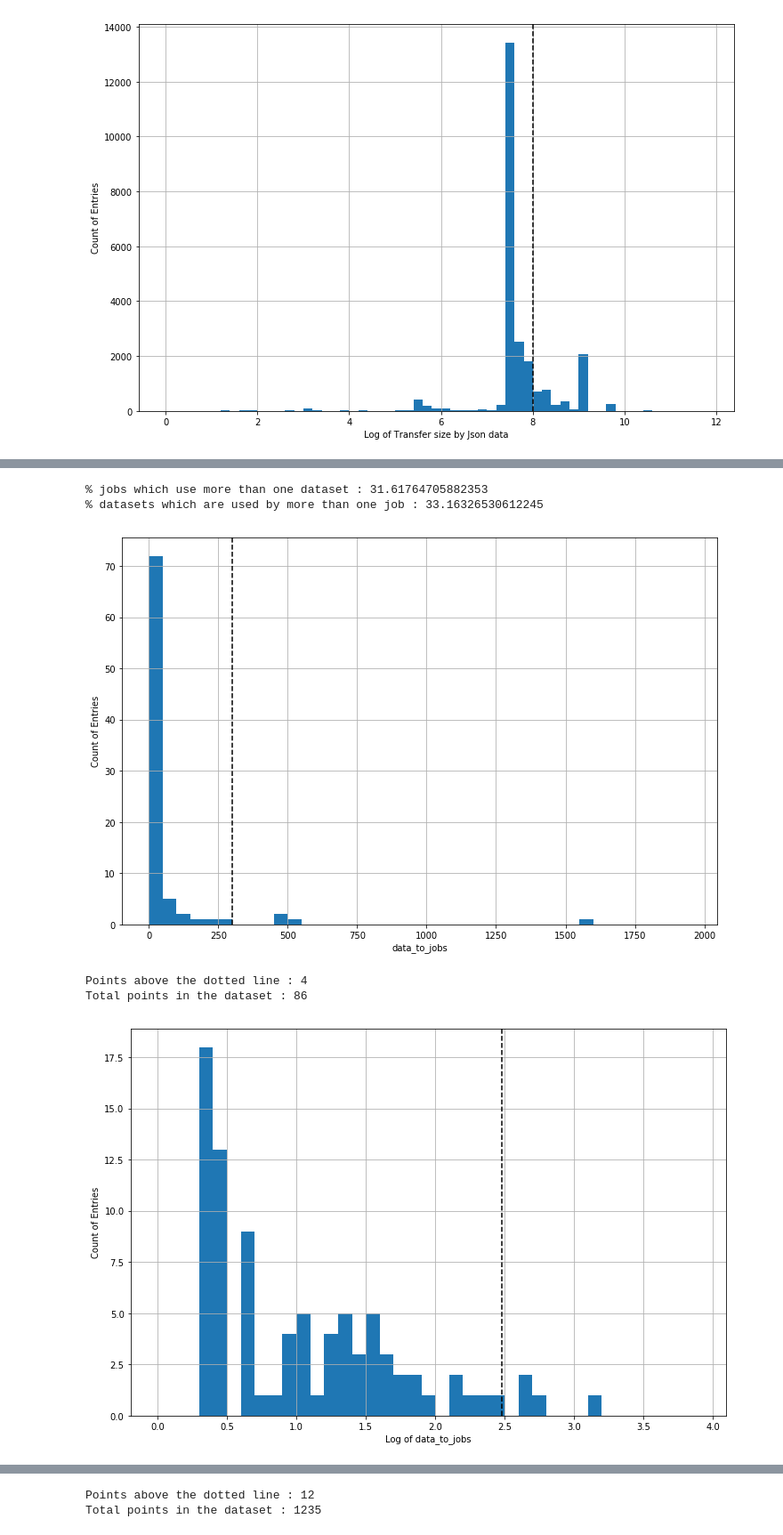
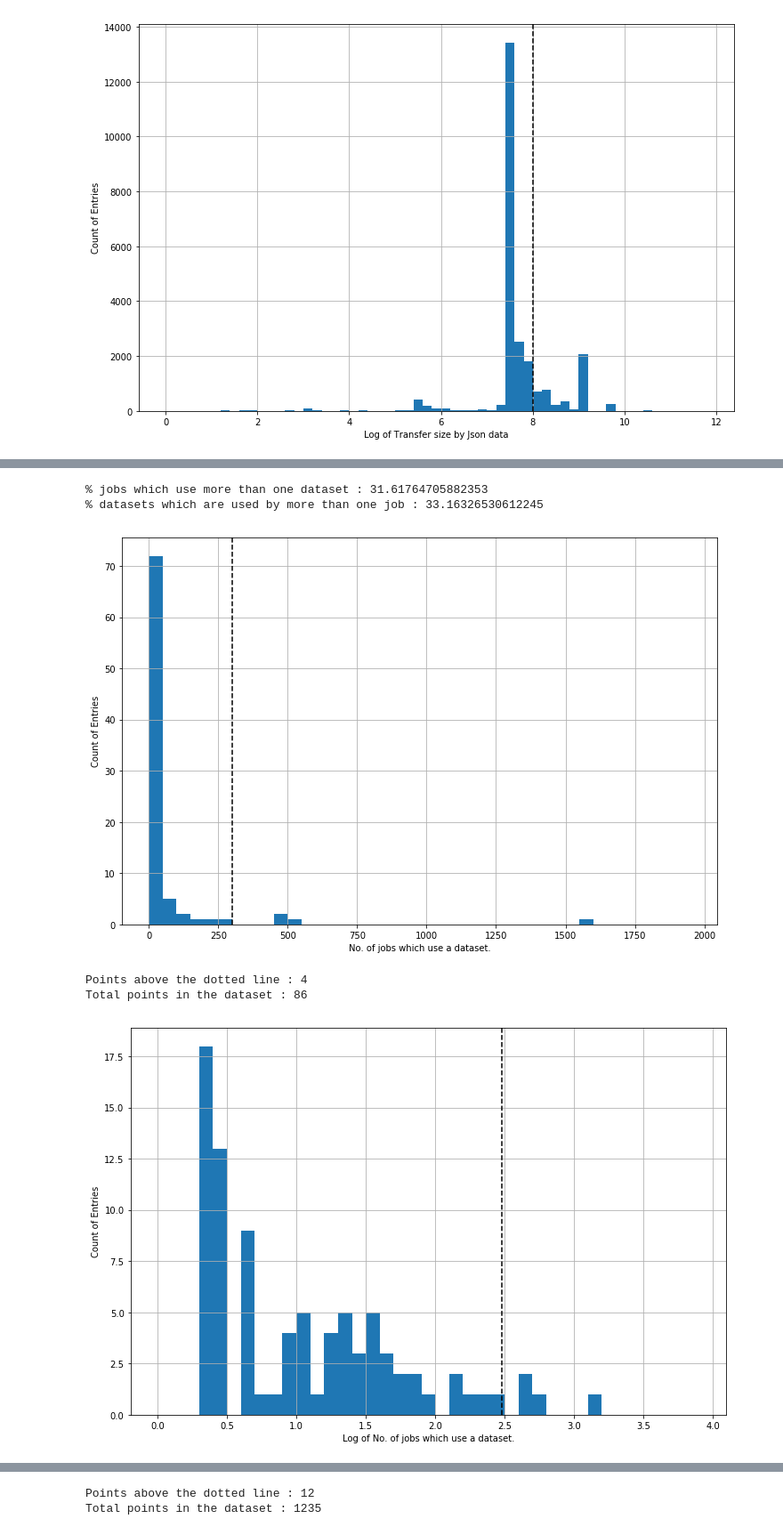
Before and after one commit to AdwaitB/greco-notes, a Jupyter notebook: infra/Analysis_full.ipynb, the cells around one changed output, grey strips where cells are left out. Shown at 89% size. Saved outputs shown, nothing was run; the diff lists cells and outputs as text; code cells hidden in the pictures.

```diff
--- a/infra/Analysis_full.ipynb
+++ b/infra/Analysis_full.ipynb
@@ -125,9 +114,10 @@ In extractor, data is appended with size! Hence all entries are unique!
 Check if `transfer_history.cached_data_size` + `transfer_history.actually_transferred_size` = `transfer_history.transfer_size`
 # %%
-def check_transfer_data(temp):
+def check_transfer_data(temp, cut):
     count_true = 0
     count_less = 0
     count_more = 0
+    more_than_cut = 0
 
     diff_per_list = []
 
@@ -142,16 +132,20 @@ def check_transfer_data(temp):
             diff_per = abs(c - a - b)
             diff_per_list.append(diff_per)
 
+            if(diff_per >= 10**cut):
+                more_than_cut = more_than_cut + 1
+
             if(a + b < c):
                 count_less = count_less + 1
             else:
                 count_more = count_more + 1
 
-    return [count_true, count_less, count_more], diff_per_list
+    return [count_true, count_less, count_more], diff_per_list, more_than_cut
 
-for temp in data:
-    stat, diff = check_transfer_data(temp)
+for i in range(0, 2):
+    stat, diff, more_than_cut = check_transfer_data(data[i], 8)
     print(stat)
+    print("Entries with difference beyond 100MB : " + str(more_than_cut))
 
     plt.figure(figsize=plot_size)
     plt.hist(np.log10(diff), bins=np.arange(0, 11, 0.1))
@@ -200,7 +202,7 @@ After removing negative and zeros : 12099
 # %% [markdown]
 ### Plotting Function
 # %%
-def plot_hist(cut, temp, bins, name):
+def plot_hist(cut, temp, bins, name, plot_log=True):
 
     # Plot the base histogram
     plt.figure(figsize=plot_size)
@@ -215,6 +217,9 @@ def plot_hist(cut, temp, bins, name):
     # Print stats related to the dotted line
     print("Points above the dotted line : " + str(sum(temp > (10.0 ** cut))))
     print("Total points in the dataset : " + str(len(temp)))
+
+    if(plot_log == False):
+        return
 
     # Get the log of the data
     temp = np.log10(temp)
@@ -304,3 +324,0 @@ Unique sizes in csv1 : 272
-# %%
-for i in range(0, 2):
-    data[i]["is_completely_cached"] = data[i]['transfer_history.transfer_size'] == data[i]['transfer_history.cached_data_size']
@@ -313,25 +352,25 @@ Unique Dataset entries in data : 272
 # %%
 temp = data[1].groupby(['transfer_history.transfer_size', 'transfer_history.task'])
 temp = temp.size().unstack()
 
 temp_bool = temp.notna()
 
 temp_bool_data_to_job = np.array(temp_bool.sum(axis=1))
 temp_bool_data_to_job = temp_bool_data_to_job[temp_bool_data_to_job != 1]
 percent = 100*float(len(temp_bool_data_to_job))/len(data[1]['transfer_history.transfer_size'].unique().tolist())
 print("% jobs which use more than one dataset : " + str(percent))
 
 temp_bool_job_to_data = np.array(temp_bool.sum(axis=0))
 temp_bool_job_to_data = temp_bool_job_to_data[temp_bool_job_to_data != 1]
 percent = 100*float(len(temp_bool_job_to_data))/len(data[1]['transfer_history.task'].unique().tolist())
 print("% datasets which are used by more than one job : " + str(percent))
 
-plot_hist(np.log10(300), temp_bool_data_to_job, [[0, 2000, 50], [0, 4, 0.1]], "data_to_jobs")
-plot_hist(np.log10(5), temp_bool_job_to_data, [[0, 10, 0.5], [0, 1, 0.1]], "job_to_data")
+plot_hist(np.log10(300), temp_bool_data_to_job, [[0, 2000, 50], [0, 4, 0.1]], "No. of jobs which use a dataset.")
+plot_hist(np.log10(5), temp_bool_job_to_data, [[0, 10, 0.5], [0, 1, 0.1]], "No. of datasets a job uses", False)
 # %% [output]
 % jobs which use more than one dataset : 31.61764705882353
 % datasets which are used by more than one job : 33.16326530612245
-[figure, old version]
+[figure, new version]
 Points above the dotted line : 4
 Total points in the dataset : 86
-[figure, old version]
+[figure, new version]
```
Also changed, not shown: parts of 27 cells of this notebook.
